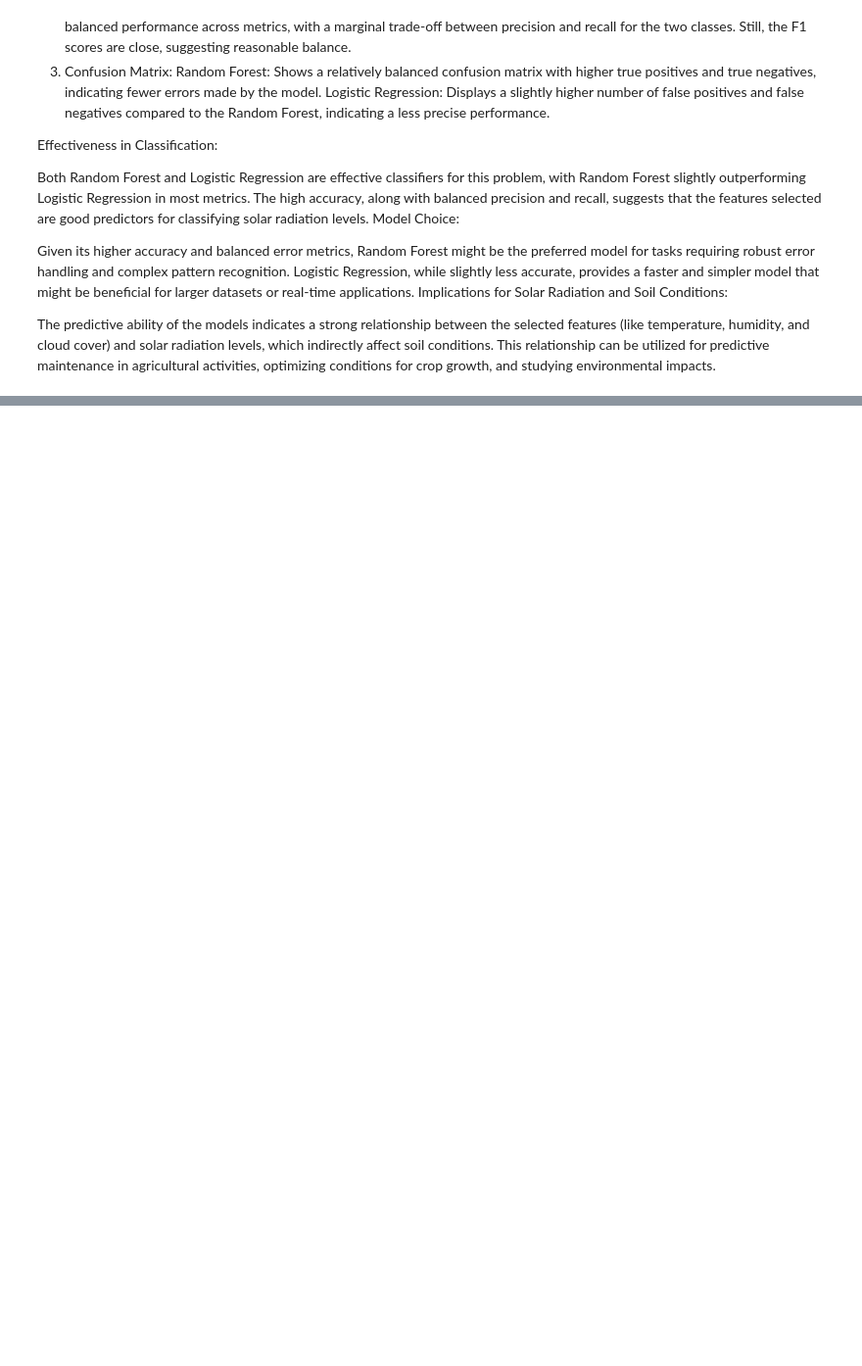
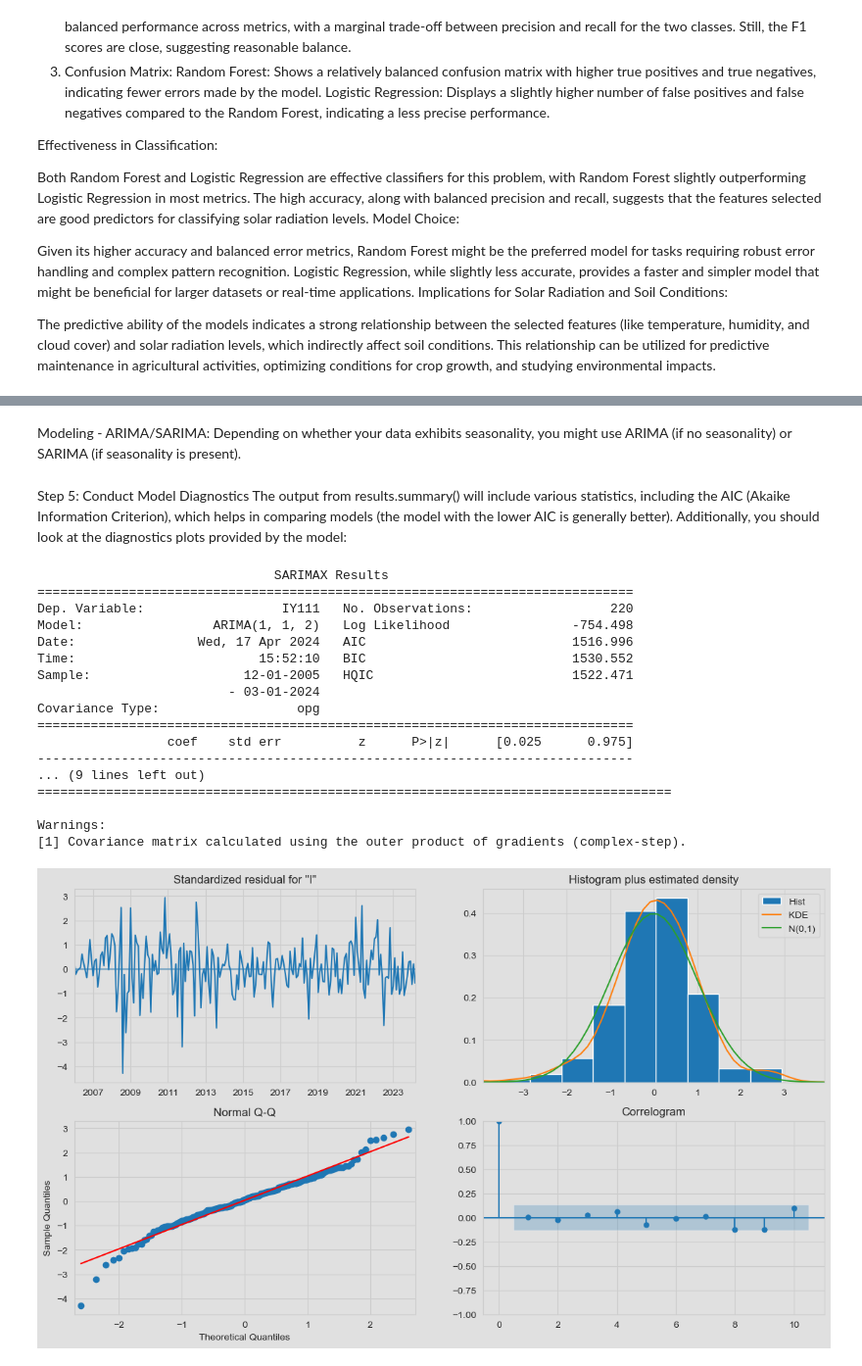
Before and after one commit to zy236yuz5/DSAN-5550-PROJECT-zy236, a Jupyter notebook: code/Project.ipynb, the cells around one changed output, grey strips where cells are left out. Shown at 98% size. Drawn from its saved outputs; the diff is of its cells as text; code cells hidden in the pictures; blank space fills up the shorter version.

```diff
--- a/code/Project.ipynb
+++ b/code/Project.ipynb
@@ -609,0 +763,38 @@ print(f"Estimated CO2 emissions for training: {emissions} kg")
+# %% [markdown]
+Modeling - ARIMA/SARIMA:
+Depending on whether your data exhibits seasonality, you might use ARIMA (if no seasonality) or SARIMA (if seasonality is present).
+# %% [markdown]
+Step 5: Conduct Model Diagnostics
+The output from results.summary() will include various statistics, including the AIC (Akaike Information Criterion), which helps in comparing models (the model with the lower AIC is generally better). Additionally, you should look at the diagnostics plots provided by the model:
+# %%
+from statsmodels.tsa.arima.model import ARIMA
+import matplotlib.pyplot as plt
+
+# Initial model based on guesses from ACF and PACF
+model = ARIMA(df['IY111'], order=(1,1,2))  # Modify order as needed
+results = model.fit()
+
+# Summarize the model results
+print(results.summary())
+# Diagnostics plots
+results.plot_diagnostics(figsize=(14, 8))
+plt.show()
+# %% [output]
+                               SARIMAX Results
+==============================================================================
+Dep. Variable:                  IY111   No. Observations:                  220
+Model:                 ARIMA(1, 1, 2)   Log Likelihood                -754.498
+Date:                Wed, 17 Apr 2024   AIC                           1516.996
+Time:                        15:52:10   BIC                           1530.552
+Sample:                    12-01-2005   HQIC                          1522.471
+                         - 03-01-2024
+Covariance Type:                  opg
+==============================================================================
+                 coef    std err          z      P>|z|      [0.025      0.975]
+------------------------------------------------------------------------------
+... (9 lines left out)
+===================================================================================
+
+Warnings:
+[1] Covariance matrix calculated using the outer product of gradients (complex-step).
+[figure, added]
```
Also changed, not shown: parts of 38 cells of this notebook, 10 other files.
